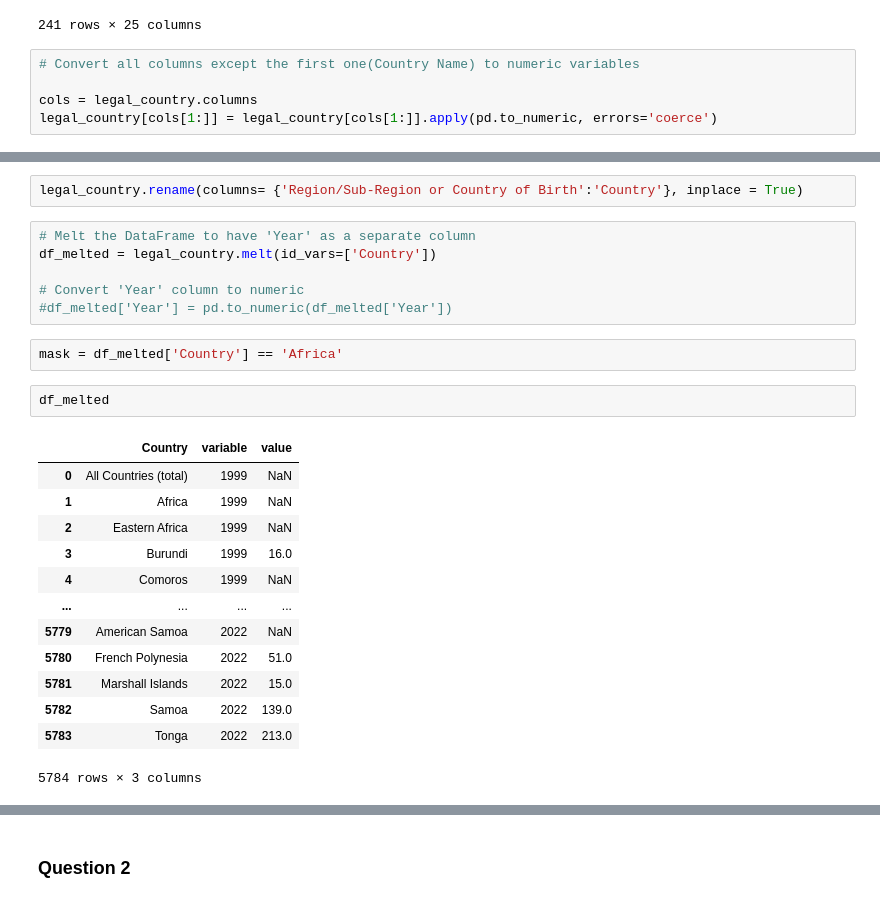
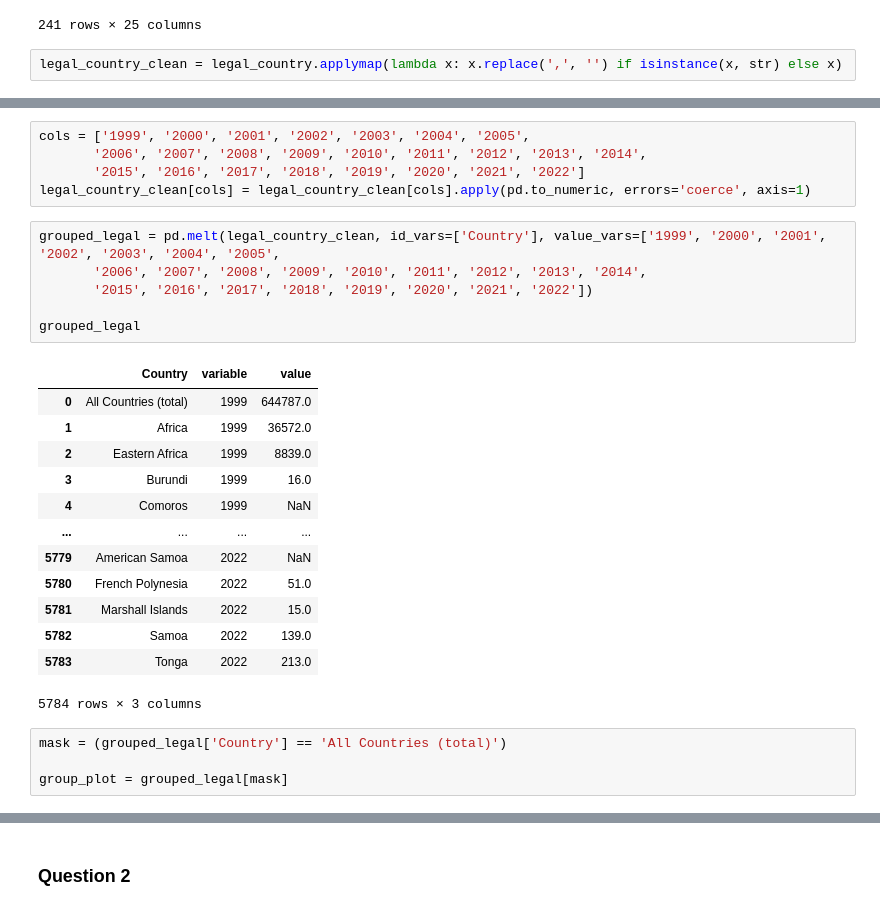
Before and after one commit to MaxB5282/Capstone, a Jupyter notebook: data/data exploration.ipynb, the cells around one changed output, grey strips where cells are left out. Cells and saved outputs as stored; diff of their text form.

```diff
--- a/data/data exploration.ipynb
+++ b/data/data exploration.ipynb
@@ -206,8 +210,5 @@ legal_country
 | 239 | Samoa | 91 | 184 | 165 | 157 | 178 | 203 | 173 | 283 | 290 | ... |
 | 240 | Tonga | 281 | 349 | 327 | 331 | 238 | 327 | 309 | 437 | 438 | ... |
 241 rows × 25 columns
-# %%
-# Convert all columns except the first one(Country Name) to numeric variables
-
-cols = legal_country.columns
-legal_country[cols[1:]] = legal_country[cols[1:]].apply(pd.to_numeric, errors='coerce')
+# %%
+legal_country_clean = legal_country.applymap(lambda x: x.replace(',', '') if isinstance(x, str) else x)
@@ -221,27 +225,30 @@ Index(['Region/Sub-Region or Country of Birth', '1999', '2000', '2001', '2002',
       dtype='object')
-# %%
-legal_country.rename(columns= {'Region/Sub-Region or Country of Birth':'Country'}, inplace = True)
-# %%
-# Melt the DataFrame to have 'Year' as a separate column
-df_melted = legal_country.melt(id_vars=['Country'])
-
-# Convert 'Year' column to numeric
-#df_melted['Year'] = pd.to_numeric(df_melted['Year'])
-# %%
-mask = df_melted['Country'] == 'Africa'
-# %%
-df_melted
-# %% [output]
-|  | Country | variable | value |
-| 0 | All Countries (total) | 1999 | NaN |
-| 1 | Africa | 1999 | NaN |
-| 2 | Eastern Africa | 1999 | NaN |
-| 3 | Burundi | 1999 | 16.0 |
-| 4 | Comoros | 1999 | NaN |
-| ... | ... | ... | ... |
-| 5779 | American Samoa | 2022 | NaN |
-| 5780 | French Polynesia | 2022 | 51.0 |
-| 5781 | Marshall Islands | 2022 | 15.0 |
-| 5782 | Samoa | 2022 | 139.0 |
-| 5783 | Tonga | 2022 | 213.0 |
-5784 rows × 3 columns
+# %%
+cols = ['1999', '2000', '2001', '2002', '2003', '2004', '2005',
+       '2006', '2007', '2008', '2009', '2010', '2011', '2012', '2013', '2014',
+       '2015', '2016', '2017', '2018', '2019', '2020', '2021', '2022']
+legal_country_clean[cols] = legal_country_clean[cols].apply(pd.to_numeric, errors='coerce', axis=1)
+# %%
+grouped_legal = pd.melt(legal_country_clean, id_vars=['Country'], value_vars=['1999', '2000', '2001', '2002', '2003', '2004', '2005',
+       '2006', '2007', '2008', '2009', '2010', '2011', '2012', '2013', '2014',
+       '2015', '2016', '2017', '2018', '2019', '2020', '2021', '2022'])
+
+grouped_legal
+# %% [output]
+|  | Country | variable | value |
+| 0 | All Countries (total) | 1999 | 644787.0 |
+| 1 | Africa | 1999 | 36572.0 |
+| 2 | Eastern Africa | 1999 | 8839.0 |
+| 3 | Burundi | 1999 | 16.0 |
+| 4 | Comoros | 1999 | NaN |
+| ... | ... | ... | ... |
+| 5779 | American Samoa | 2022 | NaN |
+| 5780 | French Polynesia | 2022 | 51.0 |
+| 5781 | Marshall Islands | 2022 | 15.0 |
+| 5782 | Samoa | 2022 | 139.0 |
+| 5783 | Tonga | 2022 | 213.0 |
+5784 rows × 3 columns
+# %%
+mask = (grouped_legal['Country'] == 'All Countries (total)')
+
+group_plot = grouped_legal[mask]
```
Also changed, not shown: parts of 8 cells of this notebook.
